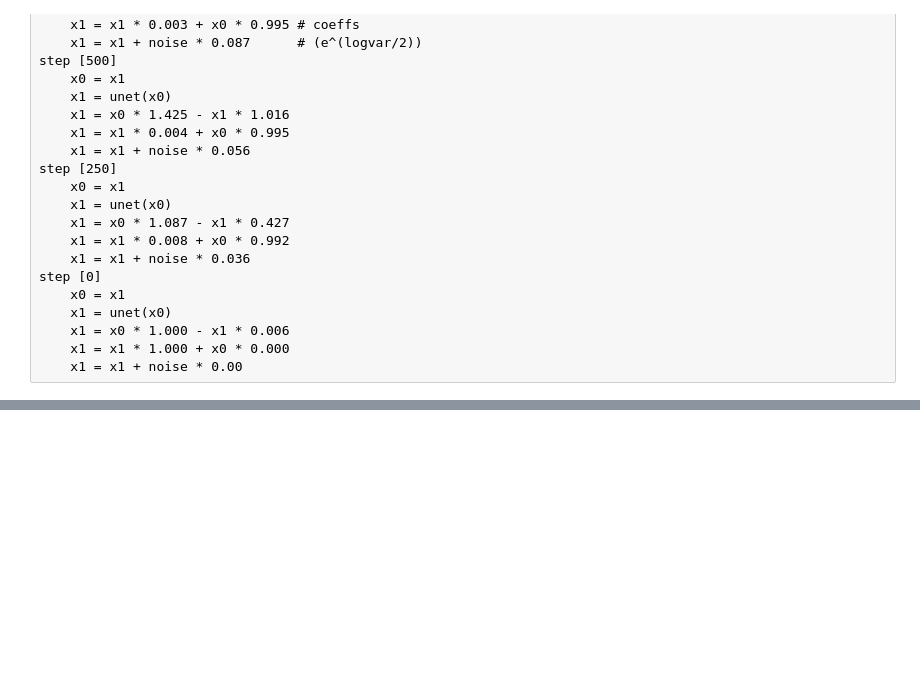
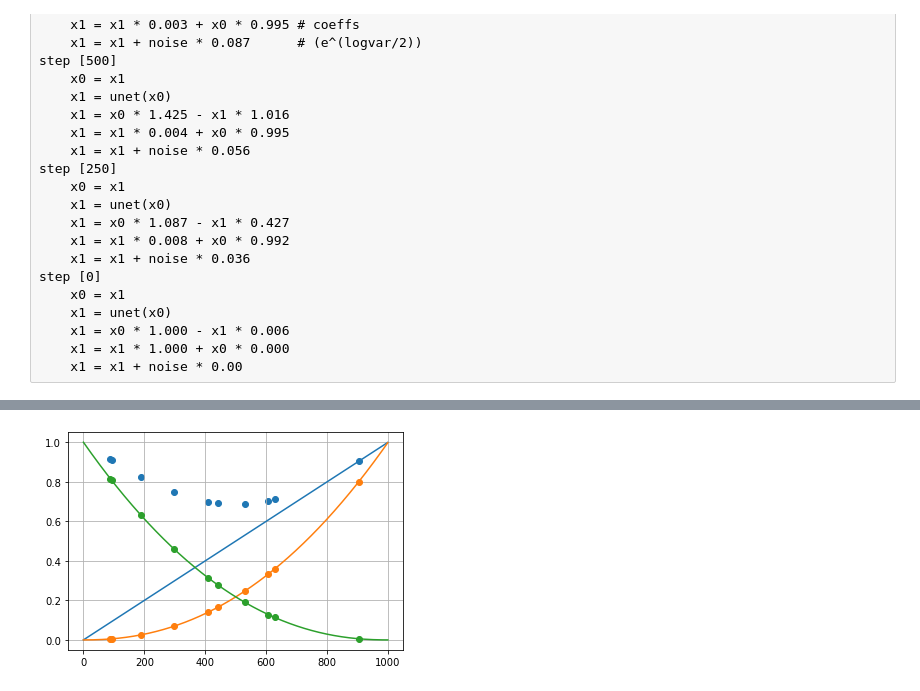
Before and after one commit to xvdp/denoising-diffusion-pytorch, a Jupyter notebook: diffusion_blend_schedules.ipynb, the cells around one changed output, grey strips where cells are left out. Cells and saved outputs as stored; diff of their text form; code cells hidden in the pictures; blank space fills up the shorter version.

```diff
--- a/diffusion_blend_schedules.ipynb
+++ b/diffusion_blend_schedules.ipynb
@@ -313,0 +387,13 @@ plt.show()
+# %%
+x=torch.arange(1000)/1000
+plt.plot(x)
+
+plt.plot(x.pow(2.2), markevery=t.cpu().tolist(),marker='o')
+plt.plot((1-x).pow(2.2), markevery=t.cpu().tolist(),marker='o')
+
+sumx = (x.pow(2.2)[t] + (1-x).pow(2.2)[t]).pow(1/2.2)
+plt.scatter(t.cpu(), sumx)
+
+plt.grid()
+# %% [output]
+[figure, added]
```
Also changed, not shown: parts of 13 cells of this notebook.
